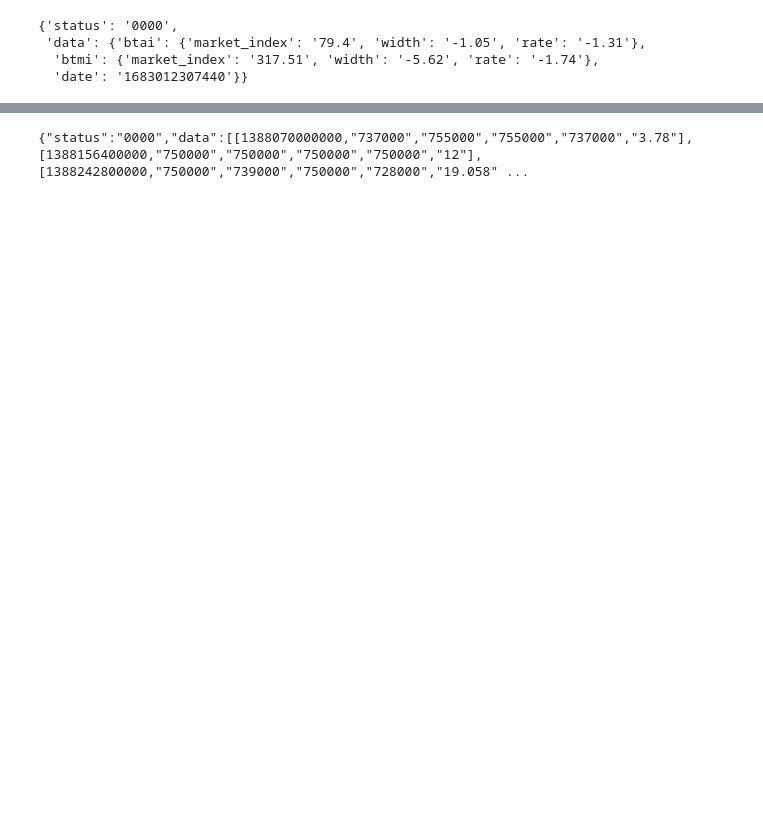
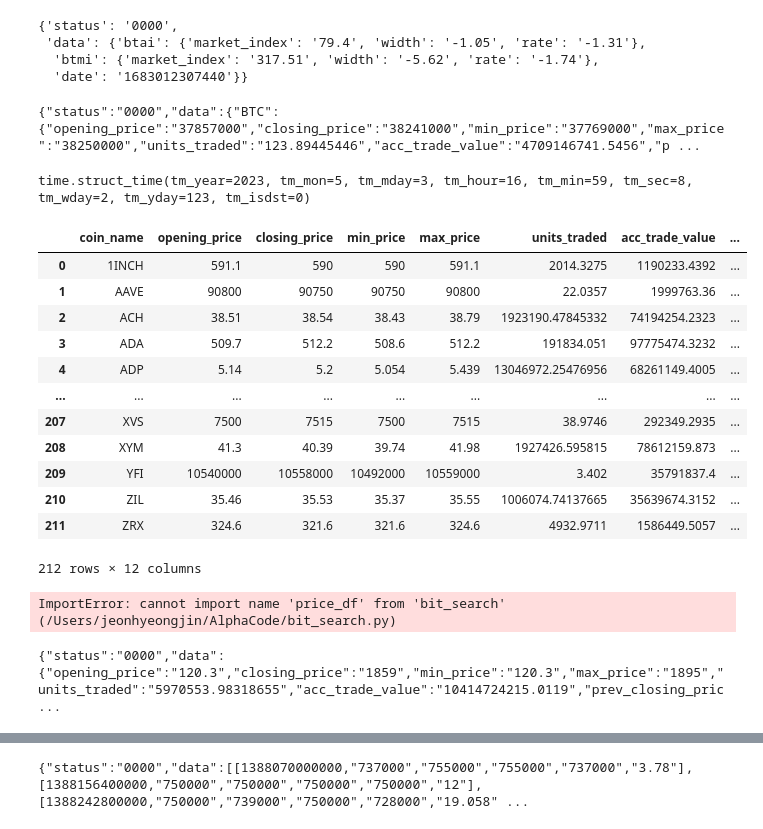
Before and after one commit to qlqqqk/AlphaCode, a Jupyter notebook: Experiment.ipynb, the cells around one changed output, grey strips where cells are left out. Cells and saved outputs as stored; diff of their text form; code cells hidden in the pictures; blank space fills up the shorter version.

```diff
--- a/Experiment.ipynb
+++ b/Experiment.ipynb
@@ -17,3 +21,74 @@ data = response.json()
  'data': {'btai': {'market_index': '79.4', 'width': '-1.05', 'rate': '-1.31'},
   'btmi': {'market_index': '317.51', 'width': '-5.62', 'rate': '-1.74'},
   'date': '1683012307440'}}
+# %%
+#ALL 현재가 정보
+url = "https://api.bithumb.com/public/ticker/ALL_KRW"
+
+headers = {
+    "accept": "application/json"
+
+           }
+
+response = requests.get(url, headers=headers)
+
+print(response.text)
+# %% [output]
+{"status":"0000","data":{"BTC":{"opening_price":"37857000","closing_price":"38241000","min_price":"37769000","max_price":"38250000","units_traded":"123.89445446","acc_trade_value":"4709146741.5456","p ...
+# %%
+info = response.json()
+gmtime(int(info['data']['date'])/1000)
+
+# from datetime import datetime
+# from time import gmtime,localtime # gmtime UTC 국제표준시 localtime KST 한국표준시
+# ms = 1683133148530 / 1000
+# gmtime(ms)
+# %% [output]
+time.struct_time(tm_year=2023, tm_mon=5, tm_mday=3, tm_hour=16, tm_min=59, tm_sec=8, tm_wday=2, tm_yday=123, tm_isdst=0)
+# %%
+info = response.json()
+dictdf = pd.DataFrame.from_dict(info).drop('date').drop('status',axis=1)
+df = pd.json_normalize(dictdf['data'])
+df['coin_name'] = dictdf.index
+df = df[df.columns[-1:].to_list() + df.columns[:-1].to_list()]
+# %% [output]
+|  | coin_name | opening_price | closing_price | min_price | max_price | units_traded | acc_trade_value | ... |
+| 0 | 1INCH | 591.1 | 590 | 590 | 591.1 | 2014.3275 | 1190233.4392 | ... |
+| 1 | AAVE | 90800 | 90750 | 90750 | 90800 | 22.0357 | 1999763.36 | ... |
+| 2 | ACH | 38.51 | 38.54 | 38.43 | 38.79 | 1923190.47845332 | 74194254.2323 | ... |
+| 3 | ADA | 509.7 | 512.2 | 508.6 | 512.2 | 191834.051 | 97775474.3232 | ... |
+| 4 | ADP | 5.14 | 5.2 | 5.054 | 5.439 | 13046972.25476956 | 68261149.4005 | ... |
+| ... | ... | ... | ... | ... | ... | ... | ... | ... |
+| 207 | XVS | 7500 | 7515 | 7500 | 7515 | 38.9746 | 292349.2935 | ... |
+| 208 | XYM | 41.3 | 40.39 | 39.74 | 41.98 | 1927426.595815 | 78612159.873 | ... |
+| 209 | YFI | 10540000 | 10558000 | 10492000 | 10559000 | 3.402 | 35791837.4 | ... |
+| 210 | ZIL | 35.46 | 35.53 | 35.37 | 35.55 | 1006074.74137665 | 35639674.3152 | ... |
+| 211 | ZRX | 324.6 | 321.6 | 321.6 | 324.6 | 4932.9711 | 1586449.5057 | ... |
+212 rows × 12 columns
+# %%
+from bit_search import price_df
+price_df()
+# %% [output]
+ImportError: cannot import name 'price_df' from 'bit_search' (/Users/jeonhyeongjin/AlphaCode/bit_search.py)
+# %%
+#자산별 현재가 정보
+'''
+
+units_traded 거래량? (maybe Bit 단위)
+acc_trad_value_24H 거래금액
+fluctate_24H 변동금액
+fluctate_rate 24H 변동률
+date 현재시간을 ms단위로 표시?
+'''
+url = "https://api.bithumb.com/public/ticker/SUI_KRW"
+
+headers = {
+    "accept": "application/json"
+
+           }
+
+response = requests.get(url, headers=headers)
+
+print(response.text)
+# %% [output]
+{"status":"0000","data":{"opening_price":"120.3","closing_price":"1859","min_price":"120.3","max_price":"1895","units_traded":"5970553.98318655","acc_trade_value":"10414724215.0119","prev_closing_pric ...
```
Also changed, not shown: parts of 9 cells of this notebook, 2 other files.
